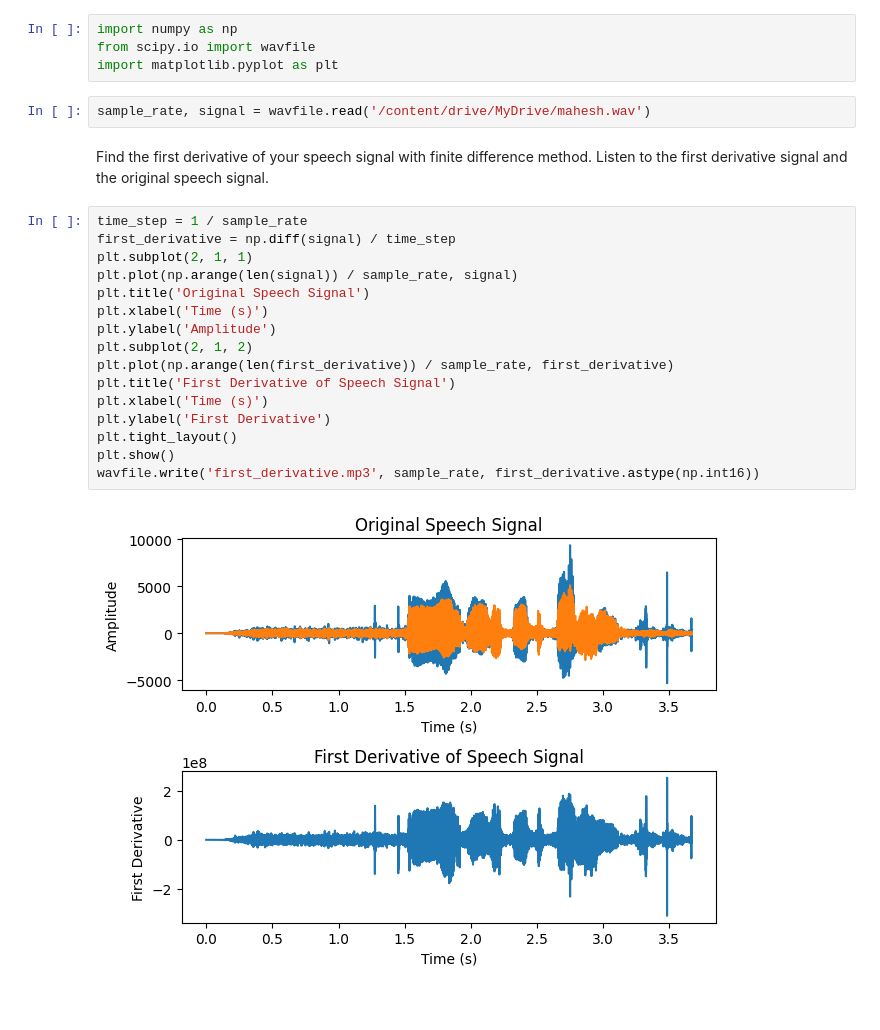
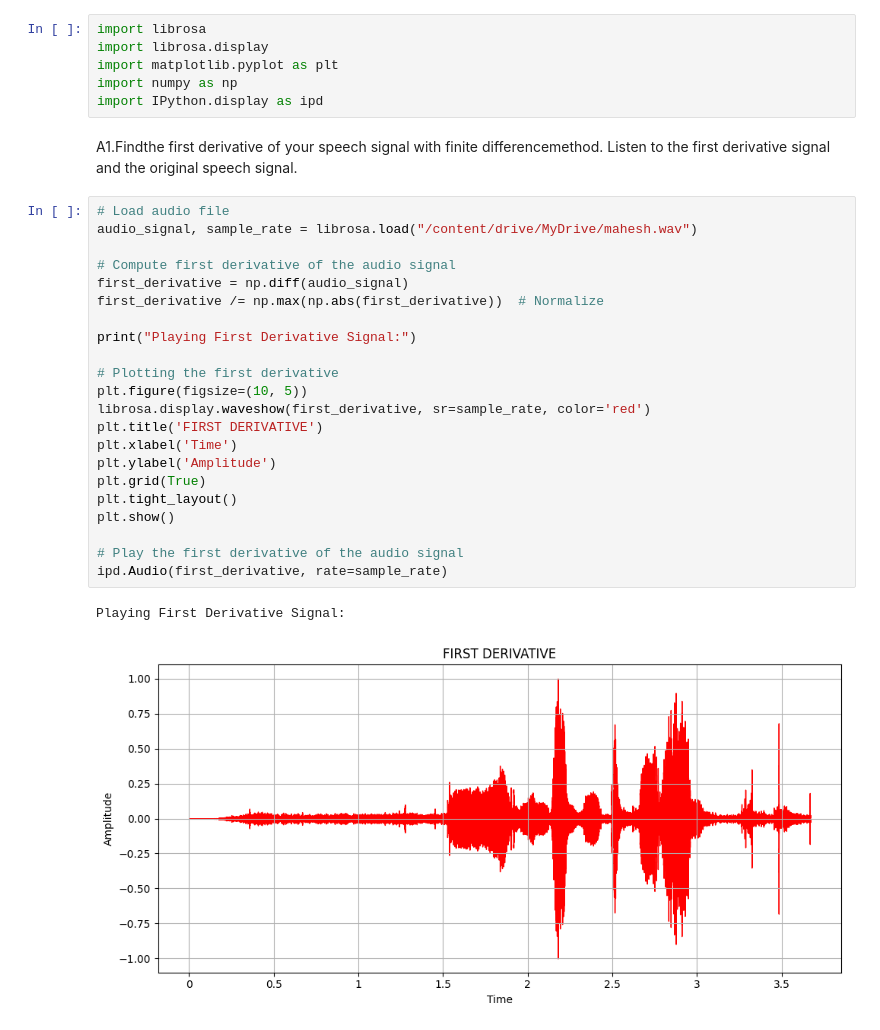
Before and after one commit to Mahesh858/AI-IN-SPEECH-PROCESSING, a Jupyter notebook: AIE21117_speech lab_2.ipynb, the cells around one changed output. Drawn from its saved outputs; the diff is of its cells as text; blank space fills up the shorter version.

```diff
--- a/AIE21117_speech lab_2.ipynb
+++ b/AIE21117_speech lab_2.ipynb
@@ -1,26 +1,33 @@
-# %%
-import numpy as np
-from scipy.io import wavfile
-import matplotlib.pyplot as plt
-# %%
-sample_rate, signal = wavfile.read('/content/drive/MyDrive/mahesh.wav')
+# %%
+import librosa
+import librosa.display
+import matplotlib.pyplot as plt
+import numpy as np
+import IPython.display as ipd
 # %% [markdown]
-Find the first derivative of your speech signal with finite difference method. Listen to the first derivative signal and the original speech signal.
+A1.Findthe first derivative of your speech signal with finite differencemethod. Listen to the first derivative signal and the original speech signal.
-# %%
-time_step = 1 / sample_rate
-first_derivative = np.diff(signal) / time_step
-plt.subplot(2, 1, 1)
-plt.plot(np.arange(len(signal)) / sample_rate, signal)
-plt.title('Original Speech Signal')
-plt.xlabel('Time (s)')
-plt.ylabel('Amplitude')
-plt.subplot(2, 1, 2)
-plt.plot(np.arange(len(first_derivative)) / sample_rate, first_derivative)
-plt.title('First Derivative of Speech Signal')
-plt.xlabel('Time (s)')
-plt.ylabel('First Derivative')
-plt.tight_layout()
-plt.show()
-wavfile.write('first_derivative.mp3', sample_rate, first_derivative.astype(np.int16))
-# %% [output]
-[figure, removed]
+# %%
+# Load audio file
+audio_signal, sample_rate = librosa.load("/content/drive/MyDrive/mahesh.wav")
+
+# Compute first derivative of the audio signal
+first_derivative = np.diff(audio_signal)
+first_derivative /= np.max(np.abs(first_derivative))  # Normalize
+
+print("Playing First Derivative Signal:")
+
+# Plotting the first derivative
+plt.figure(figsize=(10, 5))
+librosa.display.waveshow(first_derivative, sr=sample_rate, color='red')
+plt.title('FIRST DERIVATIVE')
+plt.xlabel('Time')
+plt.ylabel('Amplitude')
+plt.grid(True)
+plt.tight_layout()
+plt.show()
+
+# Play the first derivative of the audio signal
+ipd.Audio(first_derivative, rate=sample_rate)
+# %% [output]
+Playing First Derivative Signal:
+[figure, added]
```
Also changed, not shown: parts of 8 cells of this notebook.
